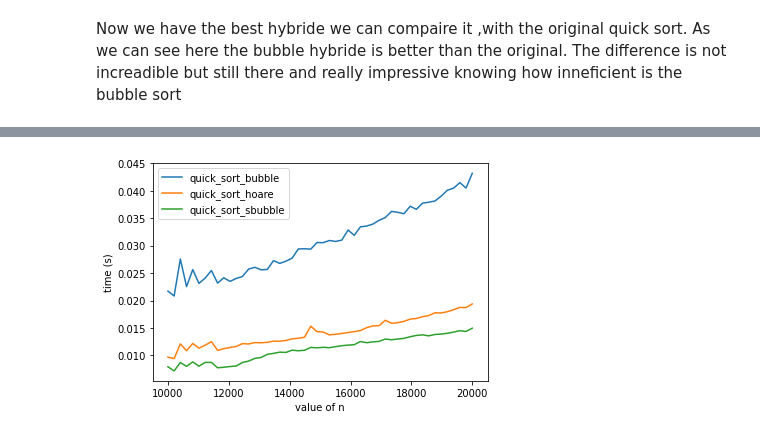
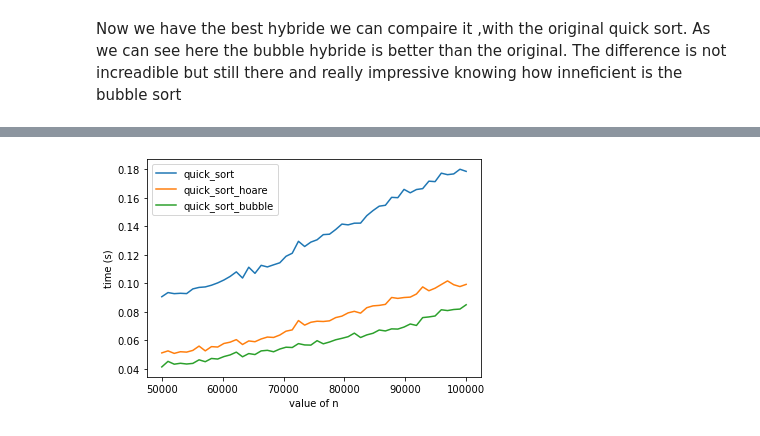
Before and after one commit to galyfray/IT41_TH1, a Jupyter notebook: Question2.ipynb, the cells around one changed output, grey strips where cells are left out. Saved outputs shown, nothing was run; the diff lists cells and outputs as text; code cells hidden in the pictures.

```diff
--- a/Question2.ipynb
+++ b/Question2.ipynb
@@ -94,6 +94,7 @@ import random
 import numpy as np
 import matplotlib.pyplot as plt
 import timeit
+from tqdm import tqdm
 
 def near(data, value):
     n = len(data)
@@ -150,7 +151,7 @@ def plotTime(funList,points,argProvider,plot,repeat:int = 10,warm=False):
         funList.insert(0,warmFun)
     timeVal={fun.__name__:[0]*len(points) for fun in funList}
 
-    for (i,v) in enumerate(points):
+    for (i,v) in enumerate(tqdm(points)):
         for _ in range(repeat):
             args = argProvider(v)
             for fun in funList:
@@ -158,8 +159,8 @@ def plotTime(funList,points,argProvider,plot,repeat:int = 10,warm=False):
 
         for fun in funList:
             timeVal[fun.__name__][i] /= repeat
-
-    funlist.remove(warmFun)
+    if(warm):
+        funList.remove(warmFun)
 
     for fun in funList:
         plot.plot(points,timeVal[fun.__name__],label=fun.__name__)
@@ -290,16 +301,18 @@ def quick_sort_merge(data,start=0,end=None,threshold=10):
     quick_sort_merge(data,j+1,end)
     return(data)
 
-def bubble_sort(data,start=0,end=None):
-    if end == None:
-        end = len(data)-1
-
-    for i in range(start,end+1):
-        for j in range(start,end-(i-start)):
-            if(data[j]>data[j+1]):
+def bubble_sort(data,start=0,n=None):
+    if n == None:
+        n = len(data)
+    while n > 0:
+        newn = 0
+        for j in range(start+1,n):
+            if(data[j-1]>data[j]):
                 s=data[j]
-                data[j]=data[j+1]
-                data[j+1]=s
+                data[j]=data[j-1]
+                data[j-1]=s
+                newn=j
+        n=newn
     return data
 
 def quick_sort_bubble(data,start=0,end=None,threshold=10):
@@ -408,5 +376,5 @@ def quick_sort_sbubble(data,start=0,end=None,threshold=10):
 # %%
-plotTime([quick_sort_bubble,quick_sort_hoare,quick_sort_sbubble],linspace(10000,20000,50),lambda n:[array[:n]],plt)
+plotTime([quick_sort,quick_sort_hoare,quick_sort_bubble],linspace(50000,100000,50),lambda n:[array[:n]],plt,warm = True)
 plt.show()
 # %% [output]
-[figure, old version]
+[figure, new version]
```
Also changed, not shown: parts of 16 cells of this notebook.
